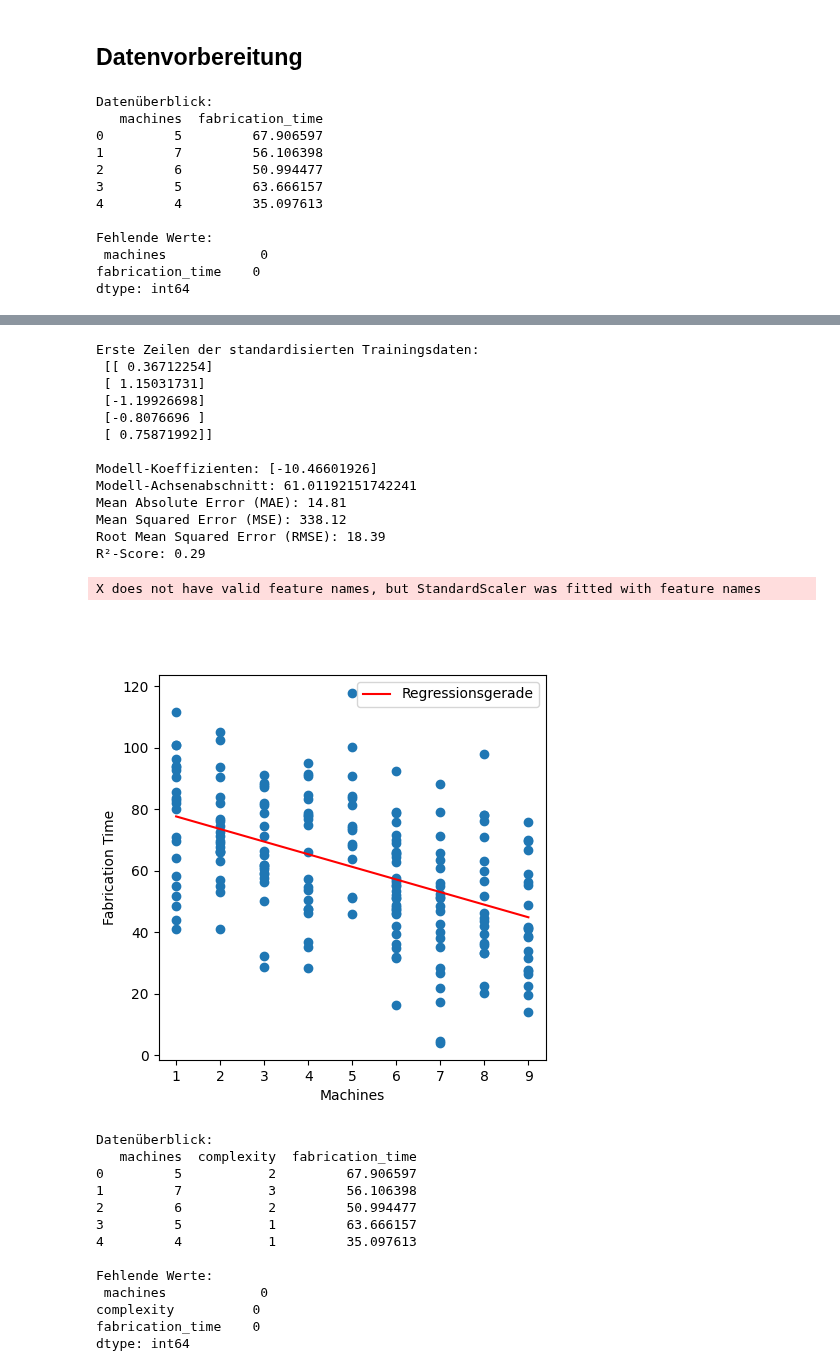
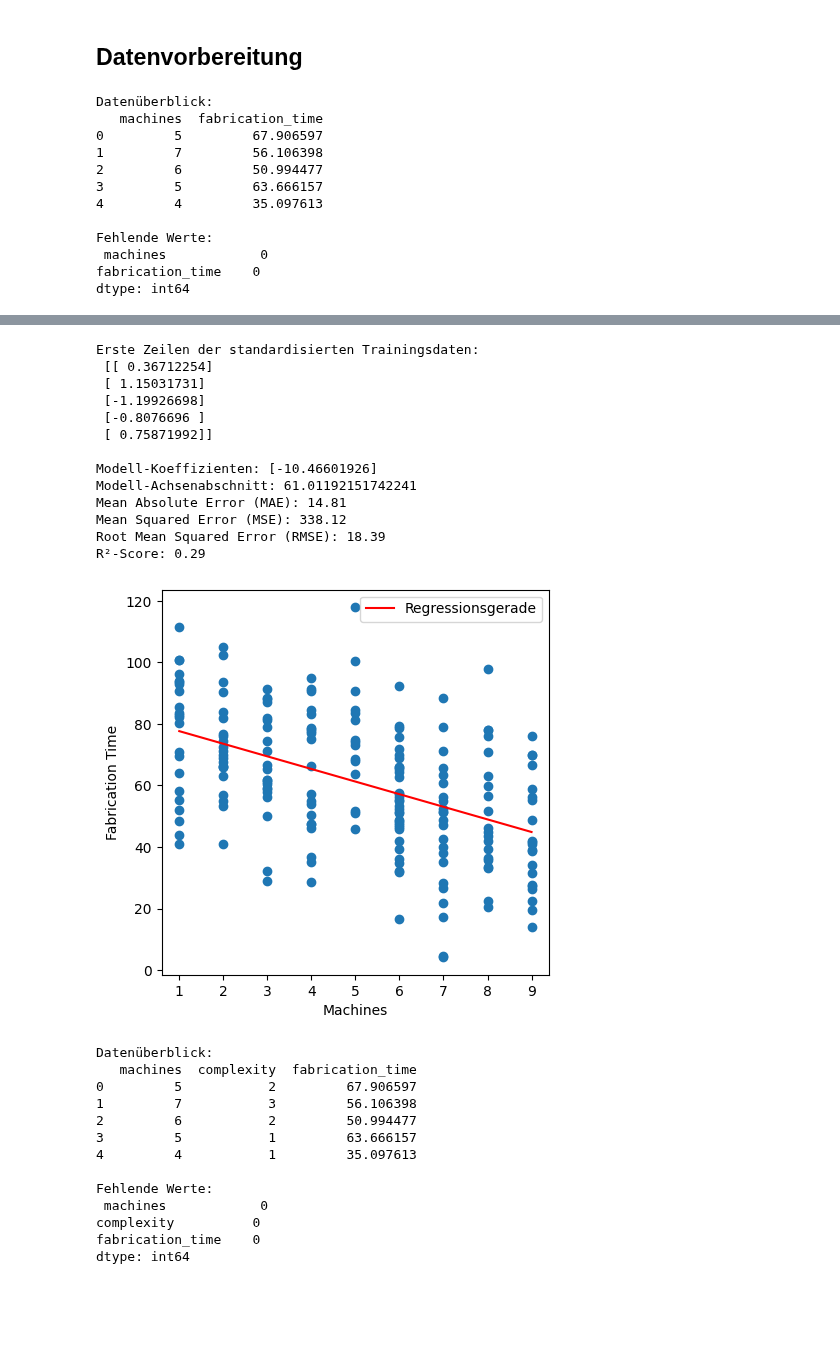
Before and after one commit to wolfromanlist/MLForEngineers, a Jupyter notebook: Notebooks/3-Supervised Learning.ipynb, the cells around one changed output, grey strips where cells are left out. Saved outputs shown, nothing was run; the diff lists cells and outputs as text; code cells hidden in the pictures; blank space fills up the shorter version.

```diff
--- a/Notebooks/3-Supervised Learning.ipynb
+++ b/Notebooks/3-Supervised Learning.ipynb
@@ -207,7 +206,5 @@ import plotly.io as pio
 pio.renderers.default = 'notebook_connected'
 import matplotlib.pyplot as plt
 # %%
-# Beispielhafte Datenerstellung
-np.random.seed(0)  # für reproduzierbare Ergebnisse
 data = {
     'machines': [5, 7, 6, 5, 4, 6, 4, 9, 9, 4, 8, 5, 6, 9, 1, 1, 1, 8, 8, 8, 9, 8, 5, 8, 2, 6, 2, 9, 5, 4, 3, 7, 5, 6, 1, 6, 6, 6, 9, 7, 4, 4, 7, 1, 7, 7, 2, 2, 3, 4, 6, 4, 9, 1, 2, 2, 6, 3, 5, 3, 2, 1, 6, 2, 2, 4, 8, 1, 8, 1, 9, 5, 9, 6, 7, 1, 3, 2, 3, 2, 3, 4, 1, 7, 6, 3, 5, 1, 6, 9, 3, 7, 2, 7, 3, 2, 6, 1, 8, 1, 7, 3, 7, 9, 3, 6, 6, 6, 3, 9, 5, 8, 7, 3, 8, 4, 8, 6, 8, 7, 7, 5, 9, 6, 4, 6, 1, 3, 6, 3, 6, 4, 2, 3, 6, 6, 6, 6, 6, 4, 9, 4, 4, 9, 8, 7, 1, 9, 7, 9, 2, 8, 2, 6, 2, 8, 8, 6, 4, 1, 7, 5, 7, 8, 9, 8, 1, 4, 7, 2, 5, 1, 2, 1, 8, 3, 4, 9, 7, 1, 2, 6, 6, 3, 9, 6, 5, 6, 7, 3, 4, 2, 2, 9, 7, 5, 3, 3, 1, 4],  # Anzahl Maschinen zwischen 1 und 10
@@ -224,8 +221,8 @@ print(df.head())
 print("\nFehlende Werte:\n", df.isnull().sum())
 
 # Aufteilen in Features (X) und Zielvariable (y)
-X = df[['machines']]
-y = df['fabrication_time']
+X = df[['machines']].values
+y = df['fabrication_time'].values
 
 fig, ax = plt.subplots(figsize = (5,5))
 ax.scatter(X, y)
@@ -271,8 +268,10 @@ print(f"Root Mean Squared Error (RMSE): {rmse:.2f}")
 print(f"R²-Score: {r2:.2f}")
 
 fig, ax = plt.subplots(figsize=(5,5))
-x = np.arange(1,10)
-ax.plot(x, model.coef_ * scaler.transform(x.reshape(-1,1)) + model.intercept_, color = 'red', label='Regressionsgerade')
+x = np.arange(1,10).reshape(-1,1)
+x_scaled = scaler.transform(x)
+y_pred_line = model.predict(x_scaled)
+ax.plot(x, y_pred_line, color = 'red', label='Regressionsgerade')
 ax.scatter(X, y)
 plt.xlabel('Machines')
 plt.ylabel('Fabrication Time')
@@ -295,16 +294,15 @@ dtype: int64
 Erste Zeilen der standardisierten Trainingsdaten:
  [[ 0.36712254]
  [ 1.15031731]
  [-1.19926698]
  [-0.8076696 ]
  [ 0.75871992]]
 
 Modell-Koeffizienten: [-10.46601926]
 Modell-Achsenabschnitt: 61.01192151742241
 Mean Absolute Error (MAE): 14.81
 Mean Squared Error (MSE): 338.12
 Root Mean Squared Error (RMSE): 18.39
 R²-Score: 0.29
-X does not have valid feature names, but StandardScaler was fitted with feature names
-[figure, old version]
+[figure, new version]
 # %%
```
Also changed, not shown: parts of 8 cells of this notebook.
